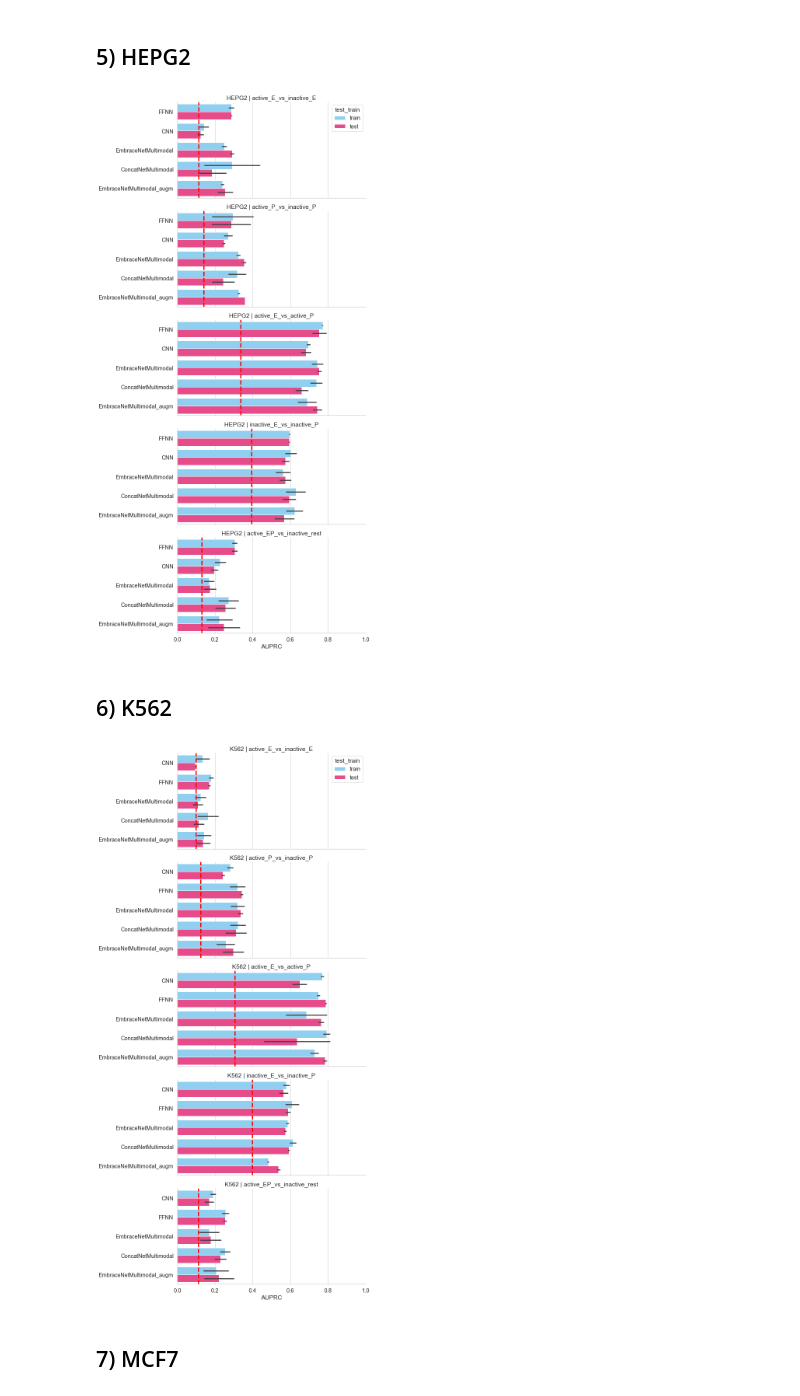
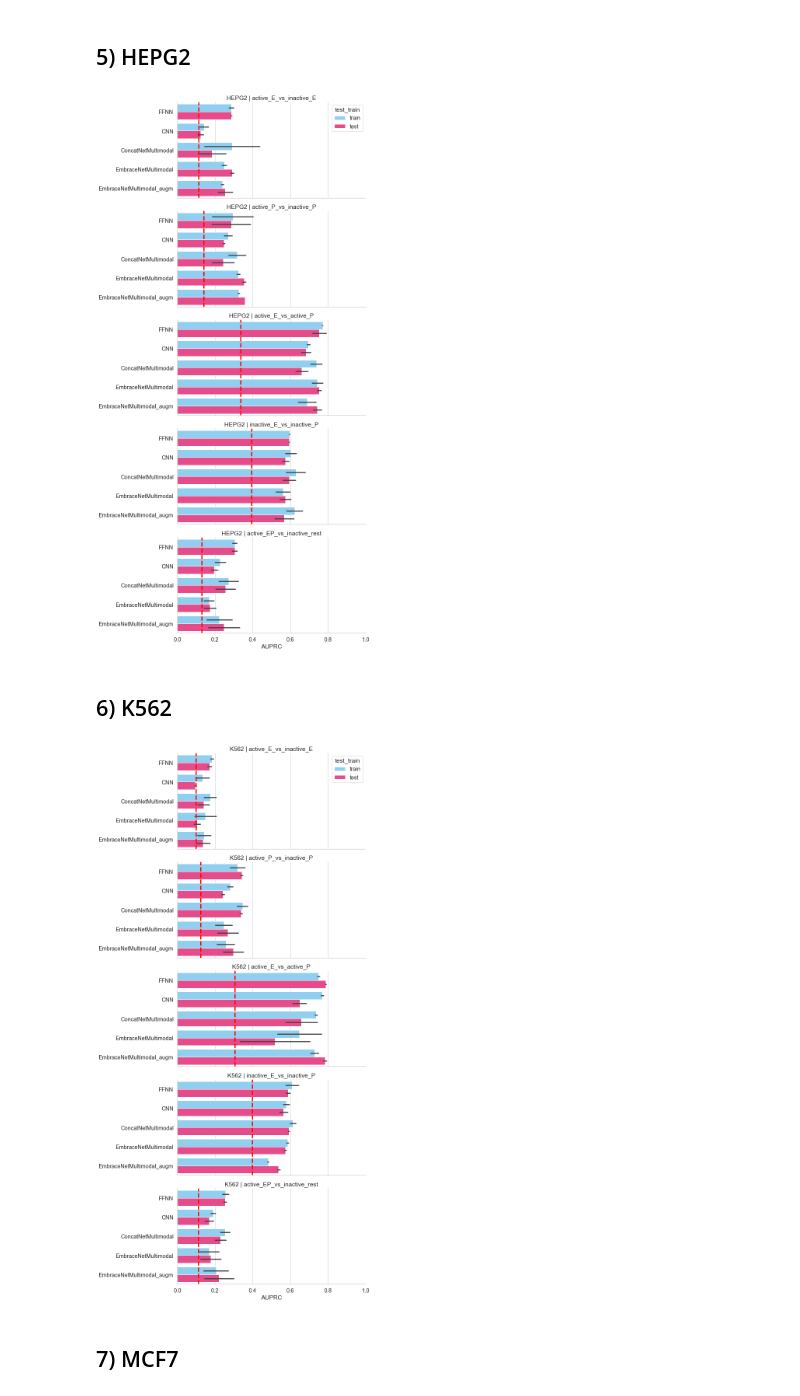
Before and after one commit to nikiiny/Prediction-of-Active-and-Inactive-Regulatory-Regions-with-Embracenet-Multimodal-Neural-Network-, a Jupyter notebook: Results_Visualisation.ipynb, the cells around one changed output. Cells and saved outputs as stored; diff of their text form; code cells hidden in the pictures.

```diff
--- a/Results_Visualisation.ipynb
+++ b/Results_Visualisation.ipynb
@@ -153,19 +216,19 @@ plot_scores(cells=cell_line,
 # %%
 cell_line = CELL_LINES[4]
 plot_scores(cells=cell_line,
-            models=['FFNN','CNN', 'EmbraceNetMultimodal', 'ConcatNetMultimodal', 'EmbraceNetMultimodal_augm'],
+            models=['FFNN','CNN', 'ConcatNetMultimodal', 'EmbraceNetMultimodal','EmbraceNetMultimodal_augm'],
             palette=0)
 # %% [output]
-[figure, old version]
+[figure, new version]
 # %% [markdown]
 ## 6) K562
 # %%
 cell_line = CELL_LINES[5]
 plot_scores(cells=cell_line,
-            models=['FFNN','CNN', 'EmbraceNetMultimodal', 'ConcatNetMultimodal', 'EmbraceNetMultimodal_augm'],
+            models=['FFNN','CNN', 'ConcatNetMultimodal', 'EmbraceNetMultimodal','EmbraceNetMultimodal_augm'],
             palette=0)
 # %% [output]
-[figure, old version]
+[figure, new version]
 # %% [markdown]
 ## 7) MCF7
 # %%
```
Also changed, not shown: parts of 24 cells of this notebook, 29 other files.
